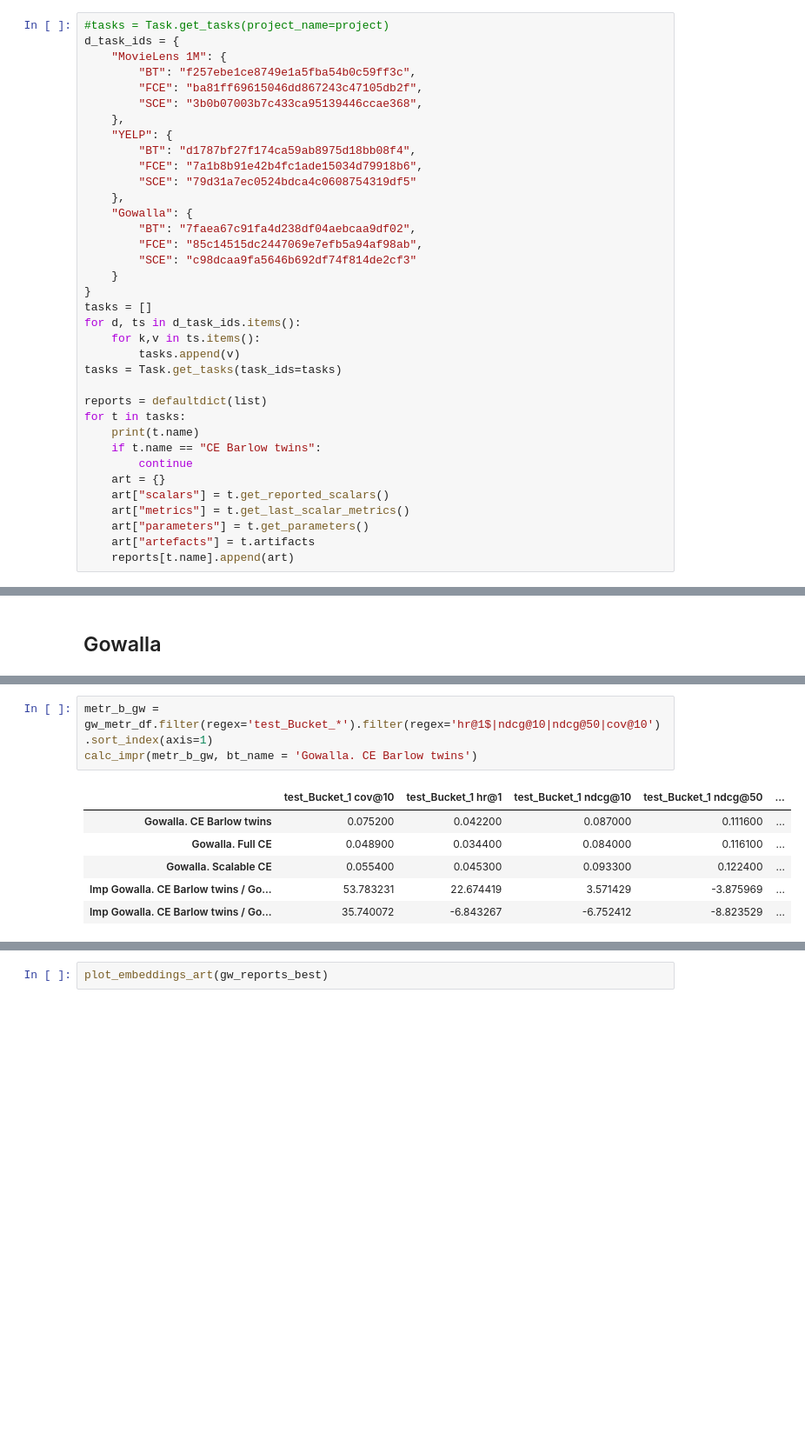
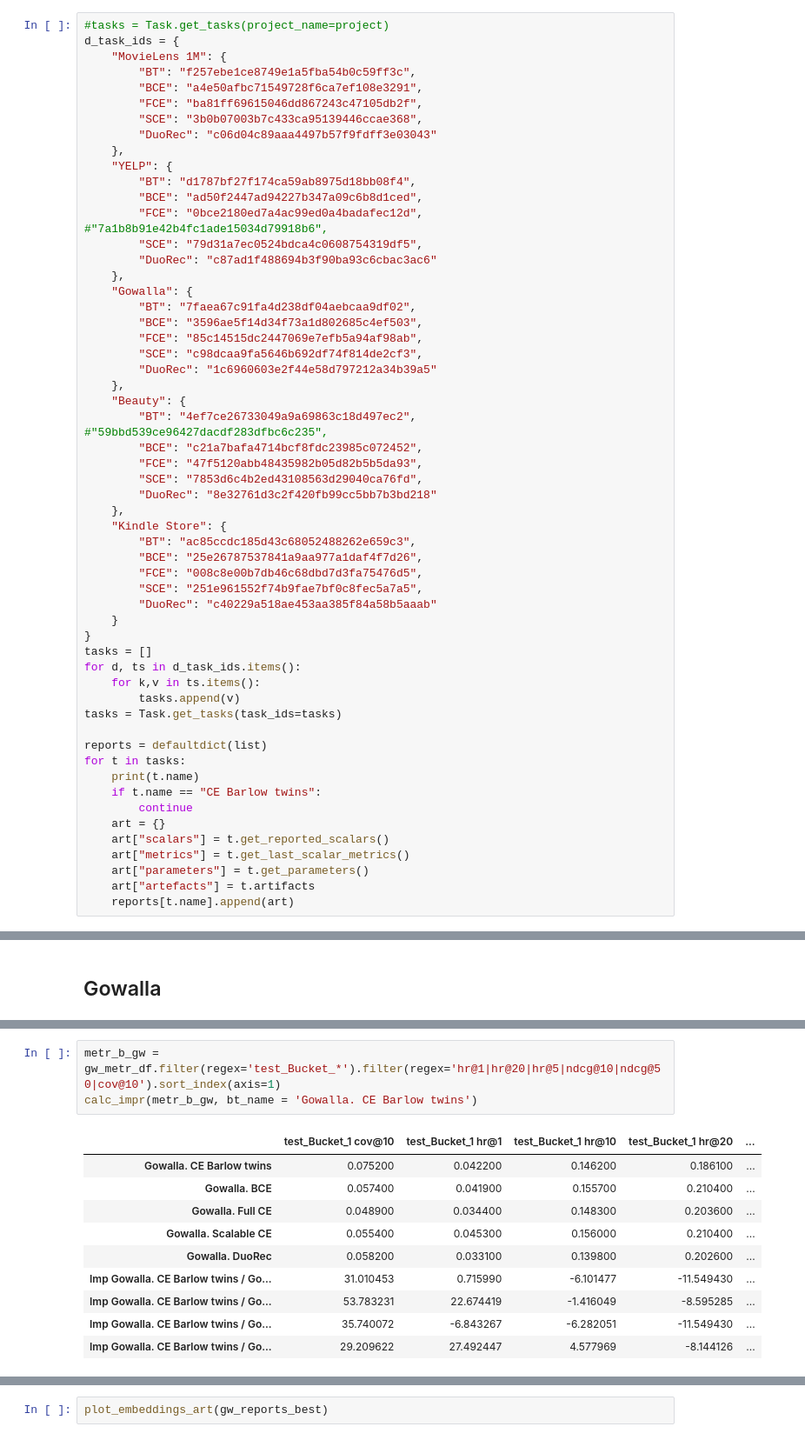
Before and after one commit to Veronika-Ivanova/barlow_twins_sasrec, a Jupyter notebook: results.ipynb, the cells around one changed output, grey strips where cells are left out. Shown at 87% size. Drawn from its saved outputs; the diff is of its cells as text; blank space fills up the shorter version.

```diff
--- a/results.ipynb
+++ b/results.ipynb
@@ -157,18 +214,38 @@ project = "BTSasRec"
 d_task_ids = {
     "MovieLens 1M": {
         "BT": "f257ebe1ce8749e1a5fba54b0c59ff3c",
+        "BCE": "a4e50afbc71549728f6ca7ef108e3291",
         "FCE": "ba81ff69615046dd867243c47105db2f",
         "SCE": "3b0b07003b7c433ca95139446ccae368",
+        "DuoRec": "c06d04c89aaa4497b57f9fdff3e03043"
     },
     "YELP": {
         "BT": "d1787bf27f174ca59ab8975d18bb08f4",
-        "FCE": "7a1b8b91e42b4fc1ade15034d79918b6",
-        "SCE": "79d31a7ec0524bdca4c0608754319df5"
+        "BCE": "ad50f2447ad94227b347a09c6b8d1ced",
+        "FCE": "0bce2180ed7a4ac99ed0a4badafec12d", #"7a1b8b91e42b4fc1ade15034d79918b6",
+        "SCE": "79d31a7ec0524bdca4c0608754319df5",
+        "DuoRec": "c87ad1f488694b3f90ba93c6cbac3ac6"
     },
     "Gowalla": {
         "BT": "7faea67c91fa4d238df04aebcaa9df02",
+        "BCE": "3596ae5f14d34f73a1d802685c4ef503",
         "FCE": "85c14515dc2447069e7efb5a94af98ab",
-        "SCE": "c98dcaa9fa5646b692df74f814de2cf3"
+        "SCE": "c98dcaa9fa5646b692df74f814de2cf3",
+        "DuoRec": "1c6960603e2f44e58d797212a34b39a5"
+    },
+    "Beauty": {
+        "BT": "4ef7ce26733049a9a69863c18d497ec2", #"59bbd539ce96427dacdf283dfbc6c235",
+        "BCE": "c21a7bafa4714bcf8fdc23985c072452",
+        "FCE": "47f5120abb48435982b05d82b5b5da93",
+        "SCE": "7853d6c4b2ed43108563d29040ca76fd",
+        "DuoRec": "8e32761d3c2f420fb99cc5bb7b3bd218"
+    },
+    "Kindle Store": {
+        "BT": "ac85ccdc185d43c68052488262e659c3",
+        "BCE": "25e26787537841a9aa977a1daf4f7d26",
+        "FCE": "008c8e00b7db46c68dbd7d3fa75476d5",
+        "SCE": "251e961552f74b9fae7bf0c8fec5a7a5",
+        "DuoRec": "c40229a518ae453aa385f84a58b5aaab"
     }
 }
 tasks = []
@@ -306,10 +453,14 @@ metr_gw = calc_impr(gw_metr_df[metrics_take], bt_name = 'Gowalla. CE Barlow twin
 # %%
-metr_b_gw = gw_metr_df.filter(regex='test_Bucket_*').filter(regex='hr@1$|ndcg@10|ndcg@50|cov@10').sort_index(axis=1)
+metr_b_gw = gw_metr_df.filter(regex='test_Bucket_*').filter(regex='hr@1|hr@20|hr@5|ndcg@10|ndcg@50|cov@10').sort_index(axis=1)
 calc_impr(metr_b_gw, bt_name = 'Gowalla. CE Barlow twins')
 # %% [output]
-|  | test_Bucket_1 cov@10 | test_Bucket_1 hr@1 | test_Bucket_1 ndcg@10 | test_Bucket_1 ndcg@50 | ... |
-| Gowalla. CE Barlow twins | 0.075200 | 0.042200 | 0.087000 | 0.111600 | ... |
-| Gowalla. Full CE | 0.048900 | 0.034400 | 0.084000 | 0.116100 | ... |
-| Gowalla. Scalable CE | 0.055400 | 0.045300 | 0.093300 | 0.122400 | ... |
-| Imp Gowalla. CE Barlow twins / Go... | 53.783231 | 22.674419 | 3.571429 | -3.875969 | ... |
-| Imp Gowalla. CE Barlow twins / Go... | 35.740072 | -6.843267 | -6.752412 | -8.823529 | ... |
+|  | test_Bucket_1 cov@10 | test_Bucket_1 hr@1 | test_Bucket_1 hr@10 | test_Bucket_1 hr@20 | ... |
+| Gowalla. CE Barlow twins | 0.075200 | 0.042200 | 0.146200 | 0.186100 | ... |
+| Gowalla. BCE | 0.057400 | 0.041900 | 0.155700 | 0.210400 | ... |
+| Gowalla. Full CE | 0.048900 | 0.034400 | 0.148300 | 0.203600 | ... |
+| Gowalla. Scalable CE | 0.055400 | 0.045300 | 0.156000 | 0.210400 | ... |
+| Gowalla. DuoRec | 0.058200 | 0.033100 | 0.139800 | 0.202600 | ... |
+| Imp Gowalla. CE Barlow twins / Go... | 31.010453 | 0.715990 | -6.101477 | -11.549430 | ... |
+| Imp Gowalla. CE Barlow twins / Go... | 53.783231 | 22.674419 | -1.416049 | -8.595285 | ... |
+| Imp Gowalla. CE Barlow twins / Go... | 35.740072 | -6.843267 | -6.282051 | -11.549430 | ... |
+| Imp Gowalla. CE Barlow twins / Go... | 29.209622 | 27.492447 | 4.577969 | -8.144126 | ... |
```
Also changed, not shown: parts of 36 cells of this notebook, 30 other files.
